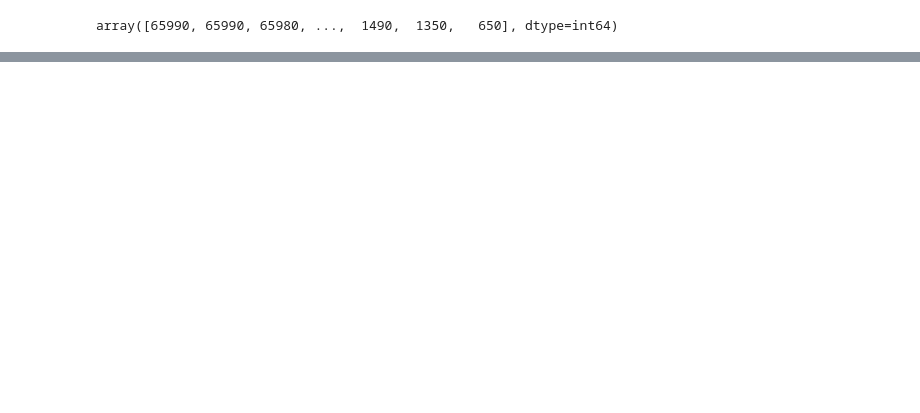
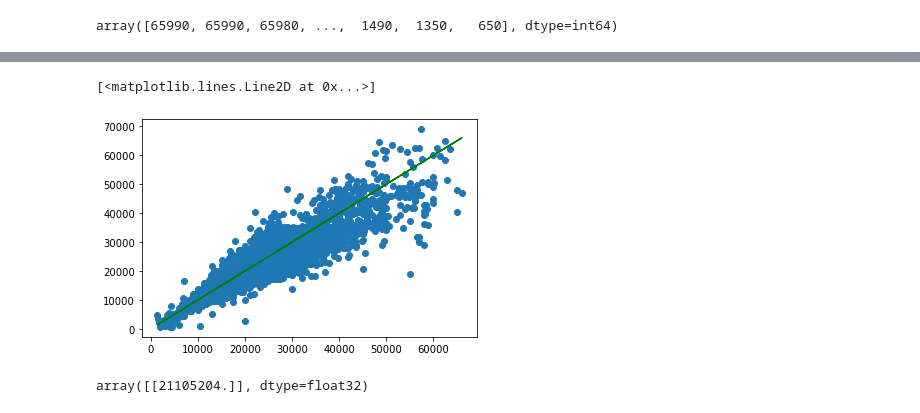
Before and after one commit to ghyathmoussa/python_scripts, a Jupyter notebook: ML_BTK/Car Analysis.ipynb, the cells around one changed output, grey strips where cells are left out. Cells and saved outputs as stored; diff of their text form; code cells hidden in the pictures; blank space fills up the shorter version.

```diff
--- a/ML_BTK/Car Analysis.ipynb
+++ b/ML_BTK/Car Analysis.ipynb
@@ -166,0 +220,13 @@ array([[' CL Class', 2016, 8008, ..., 20, 67.3, 2.1],
+# %%
+plt.scatter(Y_test,predict_arr)
+plt.plot(Y_test,Y_test,'g-')
+# %% [output]
+[<matplotlib.lines.Line2D at 0x...>]
+[figure, added]
+# %%
+test_car = data_price_modified.drop('price',axis=1).iloc[2]
+test_car = scaler.transform(test_car.values.reshape(-1,5))
+data_price_modified.iloc[2]
+model.predict(test_car)
+# %% [output]
+array([[21105204.]], dtype=float32)
```
Also changed, not shown: parts of 11 cells of this notebook, 1 other file.
